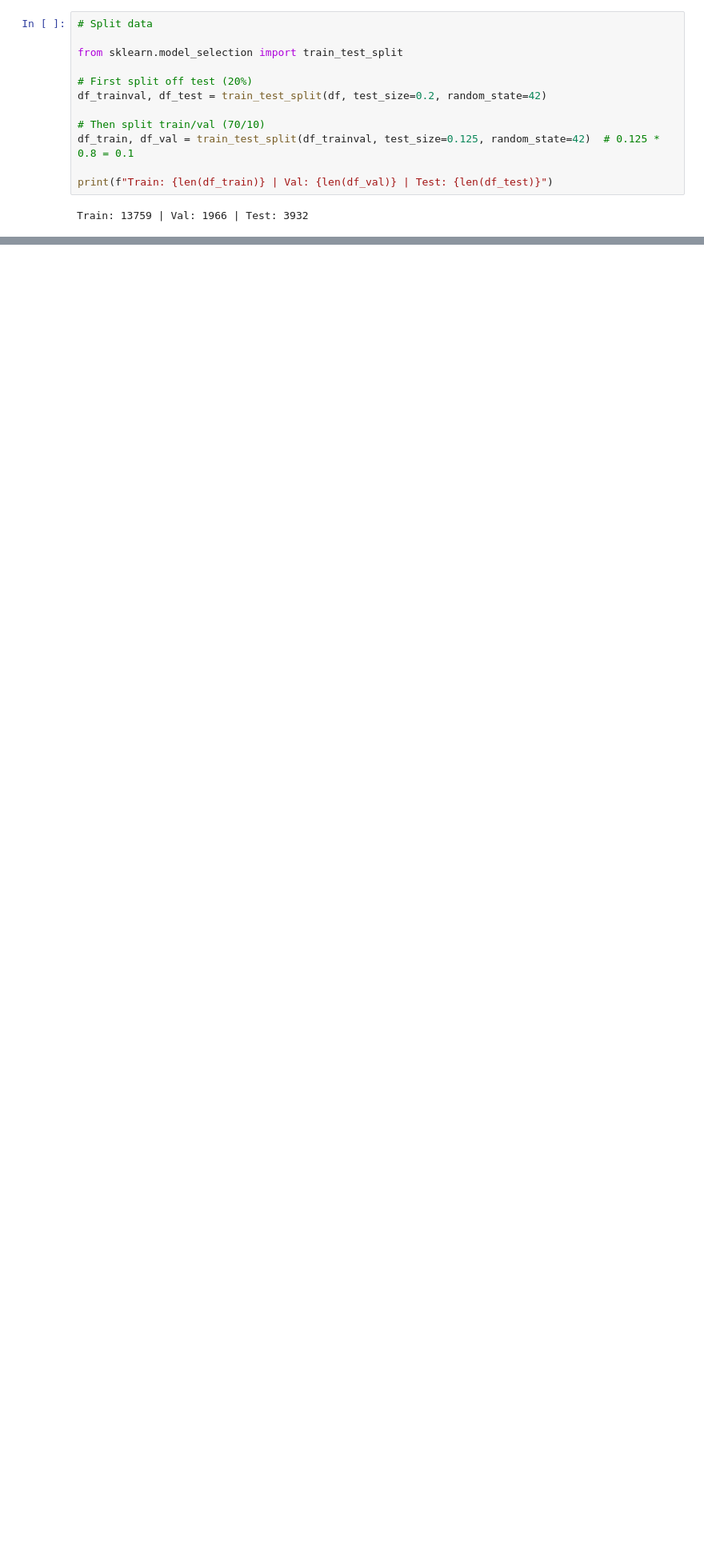
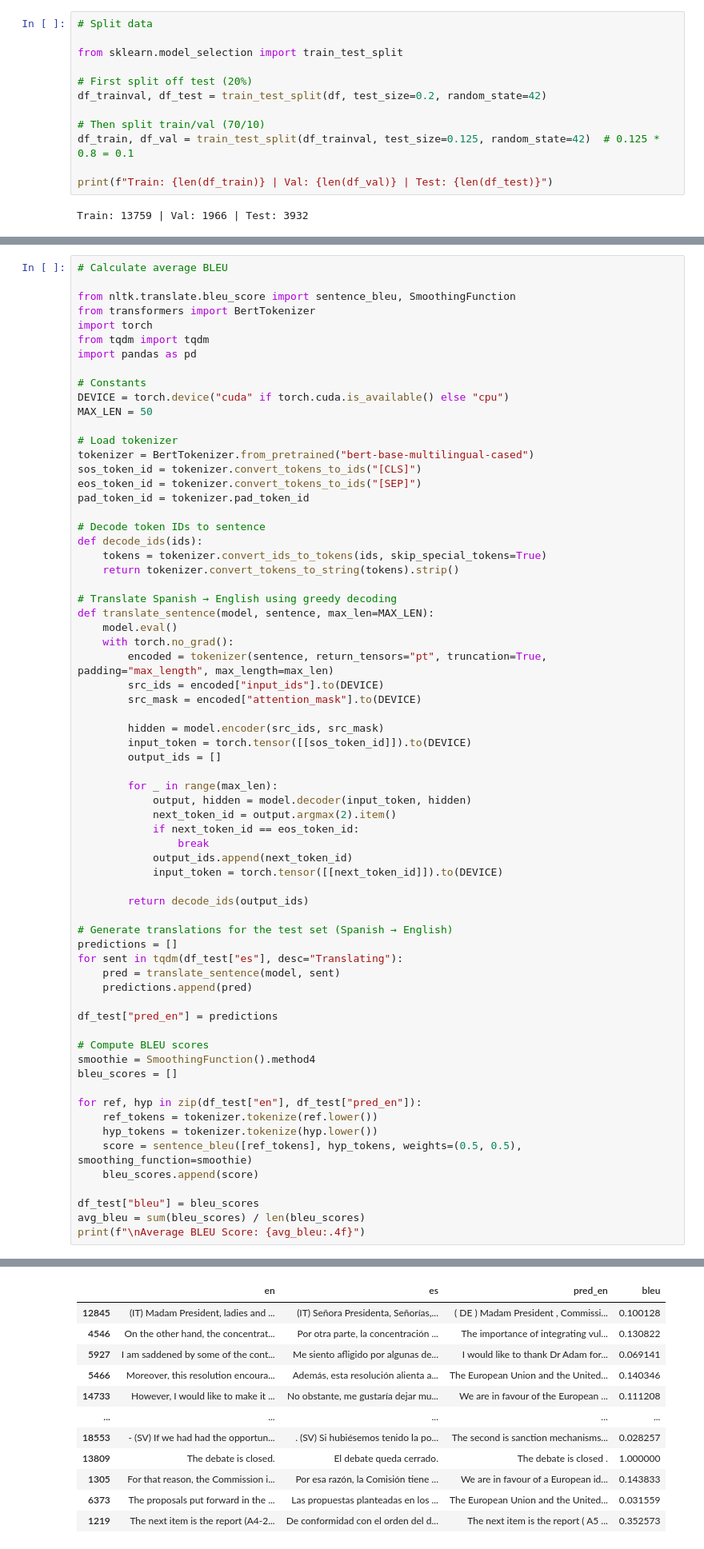
Before and after one commit to DesjardinsRepos/NLP_2025, a Jupyter notebook: language_translation/2-3-classification.ipynb, the cells around one changed output, grey strips where cells are left out. Shown at 80% size. Saved outputs shown, nothing was run; the diff lists cells and outputs as text; blank space fills up the shorter version.

```diff
--- a/language_translation/2-3-classification.ipynb
+++ b/language_translation/2-3-classification.ipynb
@@ -1874,0 +2549,68 @@ weighted avg     0.8730    0.8727    0.8728      6671
+# %%
+# Calculate average BLEU
+
+from nltk.translate.bleu_score import sentence_bleu, SmoothingFunction
+from transformers import BertTokenizer
+import torch
+from tqdm import tqdm
+import pandas as pd
+
+# Constants
+DEVICE = torch.device("cuda" if torch.cuda.is_available() else "cpu")
+MAX_LEN = 50
+
+# Load tokenizer
+tokenizer = BertTokenizer.from_pretrained("bert-base-multilingual-cased")
+sos_token_id = tokenizer.convert_tokens_to_ids("[CLS]")
+eos_token_id = tokenizer.convert_tokens_to_ids("[SEP]")
+pad_token_id = tokenizer.pad_token_id
+
+# Decode token IDs to sentence
+def decode_ids(ids):
+    tokens = tokenizer.convert_ids_to_tokens(ids, skip_special_tokens=True)
+    return tokenizer.convert_tokens_to_string(tokens).strip()
+
+# Translate Spanish → English using greedy decoding
+def translate_sentence(model, sentence, max_len=MAX_LEN):
+    model.eval()
+    with torch.no_grad():
+        encoded = tokenizer(sentence, return_tensors="pt", truncation=True, padding="max_length", max_length=max_len)
+        src_ids = encoded["input_ids"].to(DEVICE)
+        src_mask = encoded["attention_mask"].to(DEVICE)
+
+        hidden = model.encoder(src_ids, src_mask)
+        input_token = torch.tensor([[sos_token_id]]).to(DEVICE)
+        output_ids = []
+
+        for _ in range(max_len):
+            output, hidden = model.decoder(input_token, hidden)
+            next_token_id = output.argmax(2).item()
+            if next_token_id == eos_token_id:
+                break
+            output_ids.append(next_token_id)
+            input_token = torch.tensor([[next_token_id]]).to(DEVICE)
+
+        return decode_ids(output_ids)
+
+# Generate translations for the test set (Spanish → English)
+predictions = []
+for sent in tqdm(df_test["es"], desc="Translating"):
+    pred = translate_sentence(model, sent)
+    predictions.append(pred)
+
+df_test["pred_en"] = predictions
+
+# Compute BLEU scores
+smoothie = SmoothingFunction().method4
+bleu_scores = []
+
+for ref, hyp in zip(df_test["en"], df_test["pred_en"]):
+    ref_tokens = tokenizer.tokenize(ref.lower())
+    hyp_tokens = tokenizer.tokenize(hyp.lower())
+    score = sentence_bleu([ref_tokens], hyp_tokens, weights=(0.5, 0.5), smoothing_function=smoothie)
+    bleu_scores.append(score)
+
+df_test["bleu"] = bleu_scores
+avg_bleu = sum(bleu_scores) / len(bleu_scores)
+print(f"\nAverage BLEU Score: {avg_bleu:.4f}")
+# %% [output]
@@ -1874,0 +2618,12 @@ weighted avg     0.8730    0.8727    0.8728      6671
+|  | en | es | pred_en | bleu |
+| 12845 | (IT) Madam President, ladies and ... | (IT) Señora Presidenta, Señorías,... | ( DE ) Madam President , Commissi... | 0.100128 |
+| 4546 | On the other hand, the concentrat... | Por otra parte, la concentración ... | The importance of integrating vul... | 0.130822 |
+| 5927 | I am saddened by some of the cont... | Me siento afligido por algunas de... | I would like to thank Dr Adam for... | 0.069141 |
+| 5466 | Moreover, this resolution encoura... | Además, esta resolución alienta a... | The European Union and the United... | 0.140346 |
+| 14733 | However, I would like to make it ... | No obstante, me gustaría dejar mu... | We are in favour of the European ... | 0.111208 |
+| ... | ... | ... | ... | ... |
+| 18553 | - (SV) If we had had the opportun... | . (SV) Si hubiésemos tenido la po... | The second is sanction mechanisms... | 0.028257 |
+| 13809 | The debate is closed. | El debate queda cerrado. | The debate is closed . | 1.000000 |
+| 1305 | For that reason, the Commission i... | Por esa razón, la Comisión tiene ... | We are in favour of a European id... | 0.143833 |
+| 6373 | The proposals put forward in the ... | Las propuestas planteadas en los ... | The European Union and the United... | 0.031559 |
+| 1219 | The next item is the report (A4-2... | De conformidad con el orden del d... | The next item is the report ( A5 ... | 0.352573 |
```
Also changed, not shown: parts of 31 cells of this notebook.
